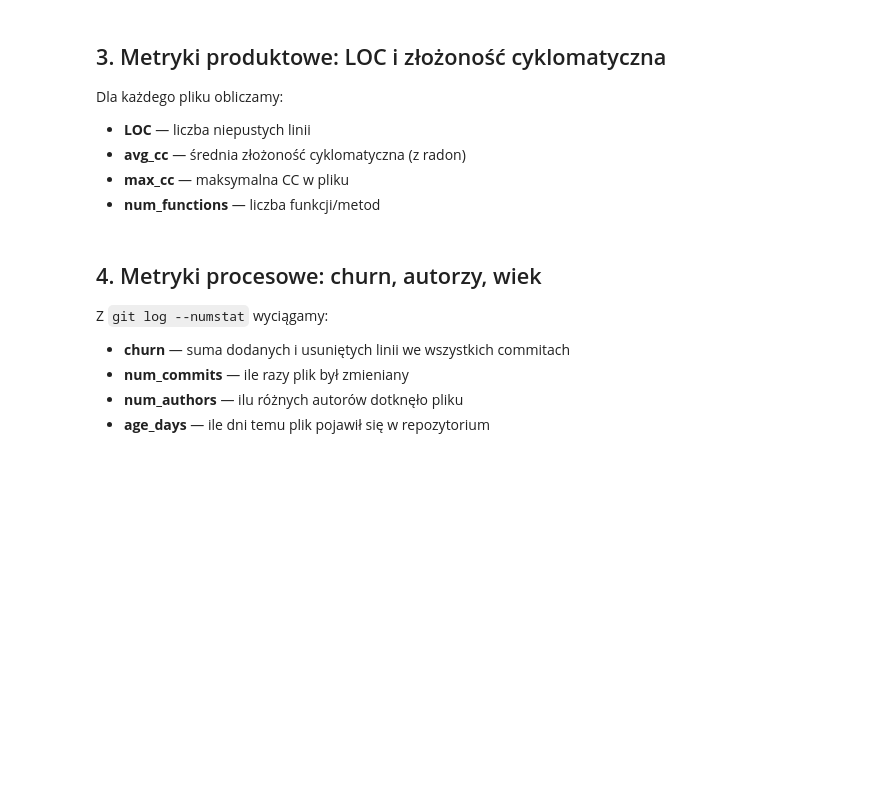
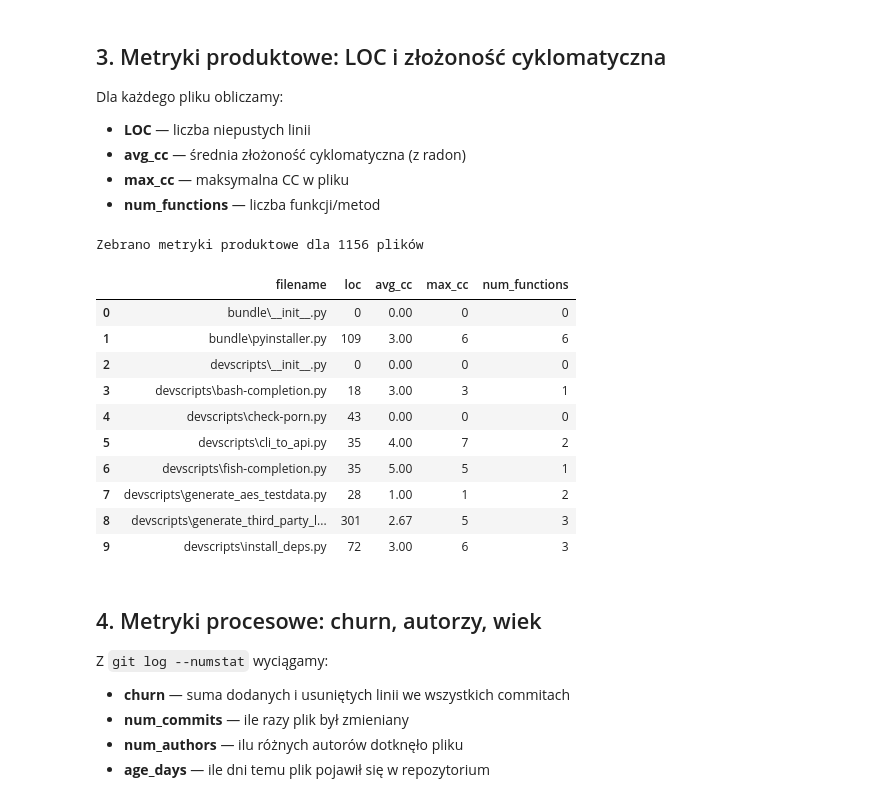
Before and after one commit to metrics-or-it-didnt-happen/lab10-dataset-frankenstein, a Jupyter notebook: dataset_builder.ipynb, the cells around one changed output. Saved outputs shown, nothing was run; the diff lists cells and outputs as text; code cells hidden in the pictures; blank space fills up the shorter version.

```diff
--- a/dataset_builder.ipynb
+++ b/dataset_builder.ipynb
@@ -22,7 +22,7 @@ plt.rcParams["figure.figsize"] = (12, 6)
 sns.set_style("whitegrid")
 
 # Ścieżka do repozytorium do analizy
-REPO_PATH = "/tmp/requests"  # <-- zmień na swoją ścieżkę
+REPO_PATH = "../repos/yt-dlp"  # <-- zmień na swoją ścieżkę
 
 # Słowa kluczowe do wykrywania commitów naprawiających bugi
 BUG_KEYWORDS = ["fix", "bug", "error", "fault", "defect", "patch", "repair", "crash", "issue"]
@@ -63,40 +81,70 @@ Dla każdego pliku obliczamy:
 # %%
 def compute_loc(filepath: str) -> int:
     """Policz niepuste linie kodu (bez komentarzy)."""
-    # TODO: Zaimplementuj liczenie LOC
-    # Wskazówka: otwórz plik, pomiń puste linie i linie z samym komentarzem (#)
-    pass
+    try:
+        with open(filepath, encoding='utf-8', errors='replace') as f:
+            lines = f.readlines()
+        # Licz linie które nie są puste i nie są samym komentarzem
+        return sum(
+            1 for line in lines
+            if line.strip() and not line.strip().startswith('#')
+        )
+    except Exception:
+        return 0
 
 
 def compute_complexity(filepath: str) -> dict:
     """Oblicz metryki złożoności cyklomatycznej z radon."""
-    # TODO: Zaimplementuj obliczanie CC
-    # Wskazówka: użyj radon.complexity.cc_visit(source_code)
-    # Zwróć dict z kluczami: avg_cc, max_cc, num_functions
-    pass
+    try:
+        with open(filepath, encoding='utf-8', errors='replace') as f:
+            source = f.read()
+        results = cc_visit(source)
+        if not results:
+            return {'avg_cc': 0.0, 'max_cc': 0, 'num_functions': 0}
+        complexities = [r.complexity for r in results]
+        return {
+            'avg_cc': round(sum(complexities) / len(complexities), 2),
+            'max_cc': max(complexities),
+            'num_functions': len(results),
+        }
+    except Exception:
+        return {'avg_cc': 0.0, 'max_cc': 0, 'num_functions': 0}
 
 
 # Zbierz metryki produktowe
 product_metrics = []
 
 for pyfile in py_files:
     filepath = os.path.join(REPO_PATH, pyfile)
     try:
         loc = compute_loc(filepath)
         cc = compute_complexity(filepath)
         product_metrics.append({
             "filename": pyfile,
             "loc": loc,
             "avg_cc": cc["avg_cc"],
             "max_cc": cc["max_cc"],
             "num_functions": cc["num_functions"],
         })
     except Exception as e:
         print(f"Błąd przy {pyfile}: {e}")
 
 df_product = pd.DataFrame(product_metrics)
 print(f"Zebrano metryki produktowe dla {len(df_product)} plików")
 df_product.head(10)
+# %% [output]
+Zebrano metryki produktowe dla 1156 plików
+|  | filename | loc | avg_cc | max_cc | num_functions |
+| 0 | bundle\__init__.py | 0 | 0.00 | 0 | 0 |
+| 1 | bundle\pyinstaller.py | 109 | 3.00 | 6 | 6 |
+| 2 | devscripts\__init__.py | 0 | 0.00 | 0 | 0 |
+| 3 | devscripts\bash-completion.py | 18 | 3.00 | 3 | 1 |
+| 4 | devscripts\check-porn.py | 43 | 0.00 | 0 | 0 |
+| 5 | devscripts\cli_to_api.py | 35 | 4.00 | 7 | 2 |
+| 6 | devscripts\fish-completion.py | 35 | 5.00 | 5 | 1 |
+| 7 | devscripts\generate_aes_testdata.py | 28 | 1.00 | 1 | 2 |
+| 8 | devscripts\generate_third_party_l... | 301 | 2.67 | 5 | 3 |
+| 9 | devscripts\install_deps.py | 72 | 3.00 | 6 | 3 |
 # %% [markdown]
 ## 4. Metryki procesowe: churn, autorzy, wiek
 
```
Also changed, not shown: parts of 19 cells of this notebook, 1 other file.
